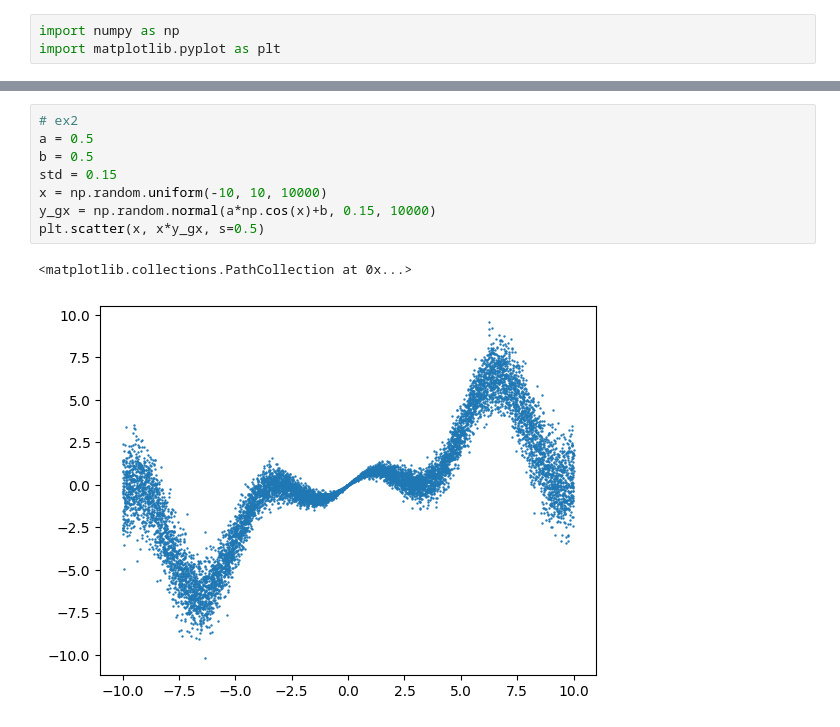
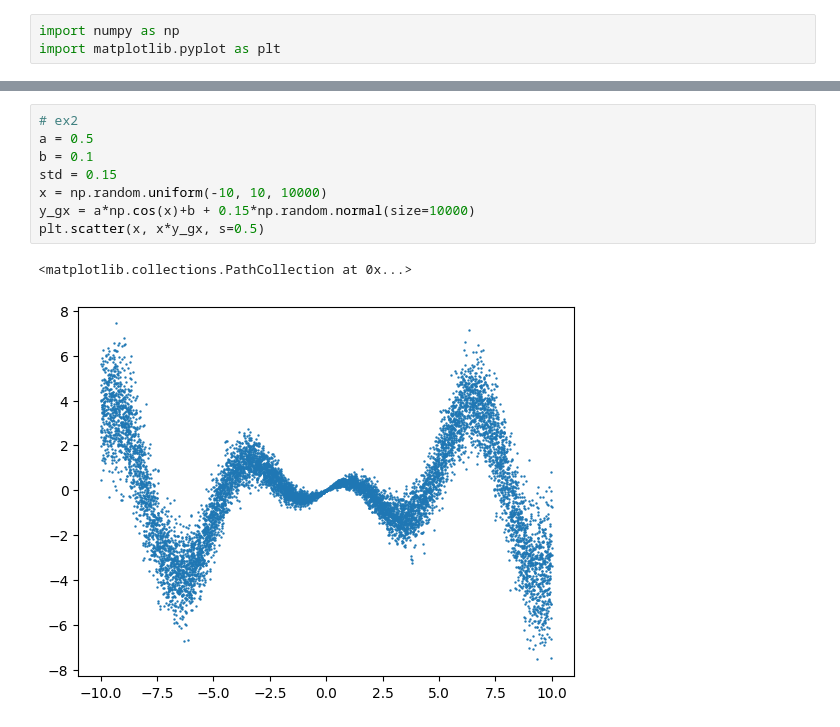
Before and after one commit to Zhuoyue-Huang/stochastic_sim_ex, a Jupyter notebook: ex2.ipynb, the cells around one changed output, grey strips where cells are left out. Drawn from its saved outputs; the diff is of its cells as text.

```diff
--- a/ex2.ipynb
+++ b/ex2.ipynb
@@ -37,14 +53,14 @@ plt.hist(sample_list, bins=50, density=True, rwidth=0.8, color='r', alpha=0.5)
 # %%
 # ex2
 a = 0.5
-b = 0.5
+b = 0.1
 std = 0.15
 x = np.random.uniform(-10, 10, 10000)
-y_gx = np.random.normal(a*np.cos(x)+b, 0.15, 10000)
+y_gx = a*np.cos(x)+b + 0.15*np.random.normal(size=10000)
 plt.scatter(x, x*y_gx, s=0.5)
 # %% [output]
 <matplotlib.collections.PathCollection at 0x...>
-[figure, old version]
+[figure, new version]
 # %%
 plt.hist(x*y_gx, bins=30, density=True, rwidth=0.8, color='r', alpha=0.5)
 # %% [output]
```
Also changed, not shown: parts of 7 cells of this notebook.
